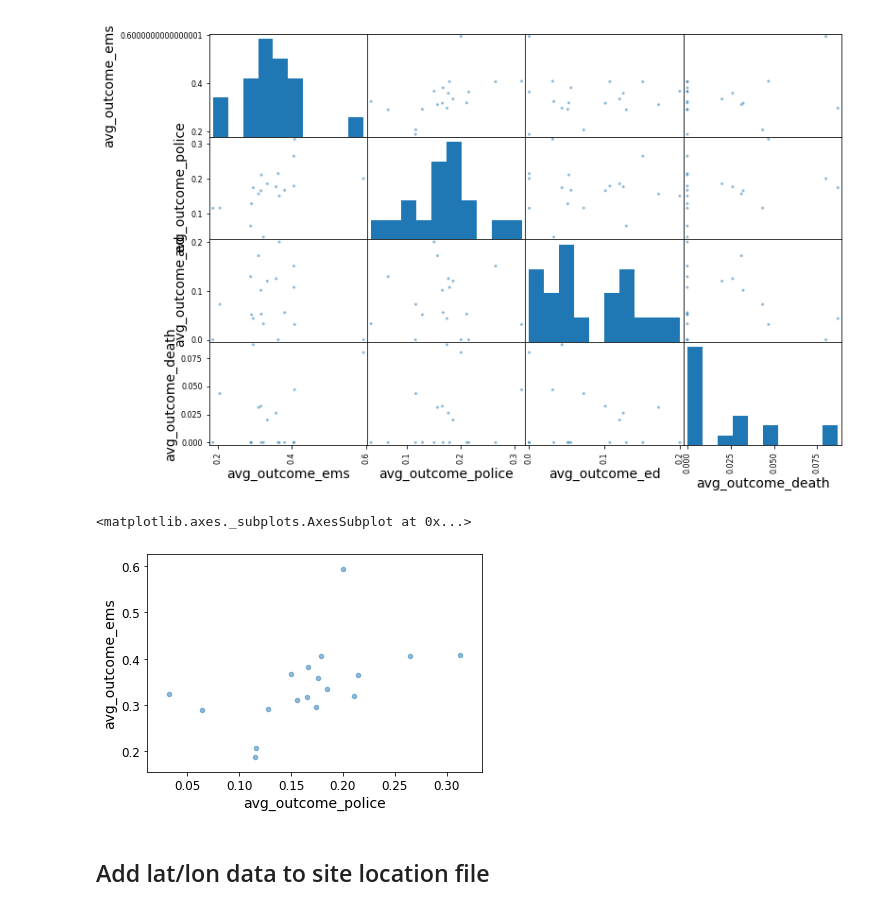
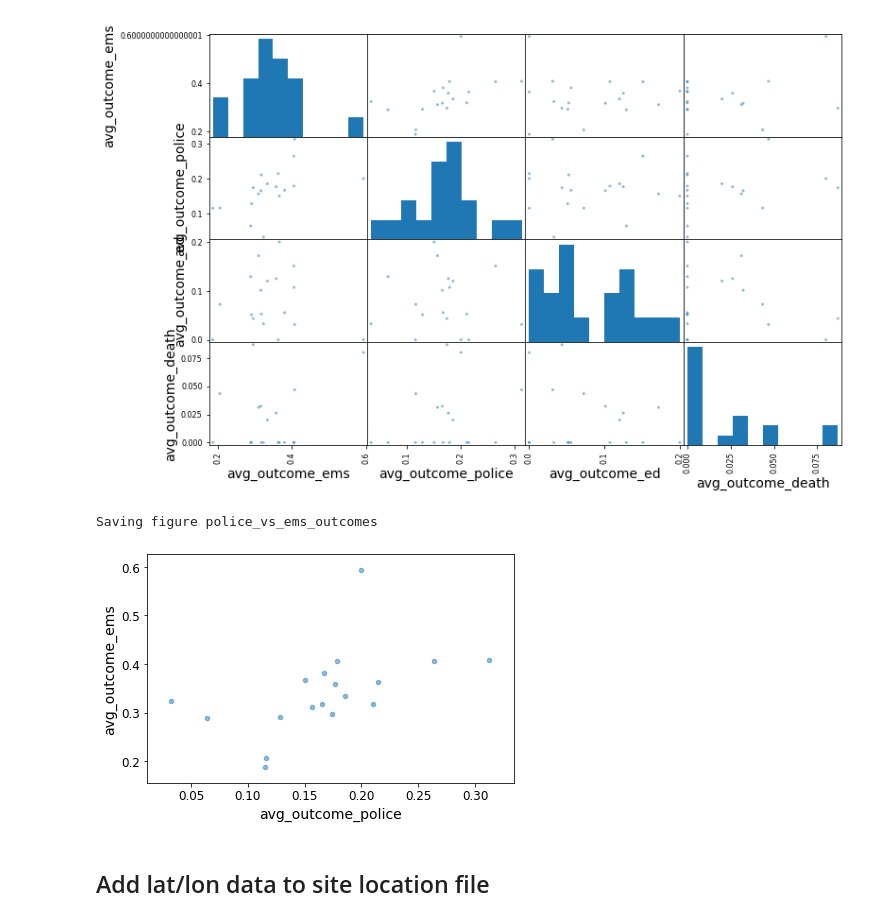
Before and after one commit to MikeG112/datahack2020, a Jupyter notebook: analyses/team04/mg/EDA_mg.ipynb, the cells around one changed output. Cells and saved outputs as stored; diff of their text form; code cells hidden in the pictures.

```diff
--- a/analyses/team04/mg/EDA_mg.ipynb
+++ b/analyses/team04/mg/EDA_mg.ipynb
@@ -185,9 +185,10 @@ array([[<matplotlib.axes._subplots.AxesSubplot object at 0x...>,
 [figure]
 # %%
 pp_refill_zipcode_metrics.plot(kind = 'scatter', x ="avg_outcome_police", y = "avg_outcome_ems", alpha = .5)
+save_fig("police_vs_ems_outcomes")
 # %% [output]
-<matplotlib.axes._subplots.AxesSubplot at 0x...>
+Saving figure police_vs_ems_outcomes
-[figure, old version]
+[figure, new version]
 # %% [markdown]
  ## Add lat/lon data to site location file
 # %%
```
Also changed, not shown: 1 other file.
